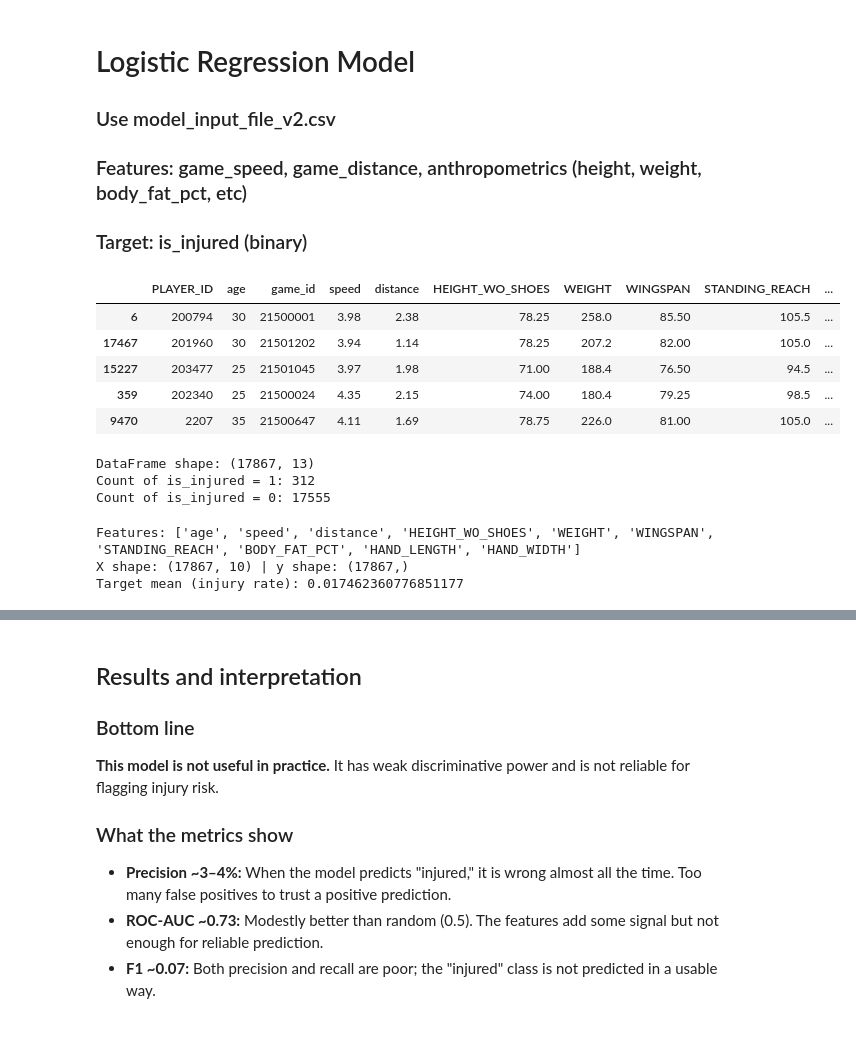
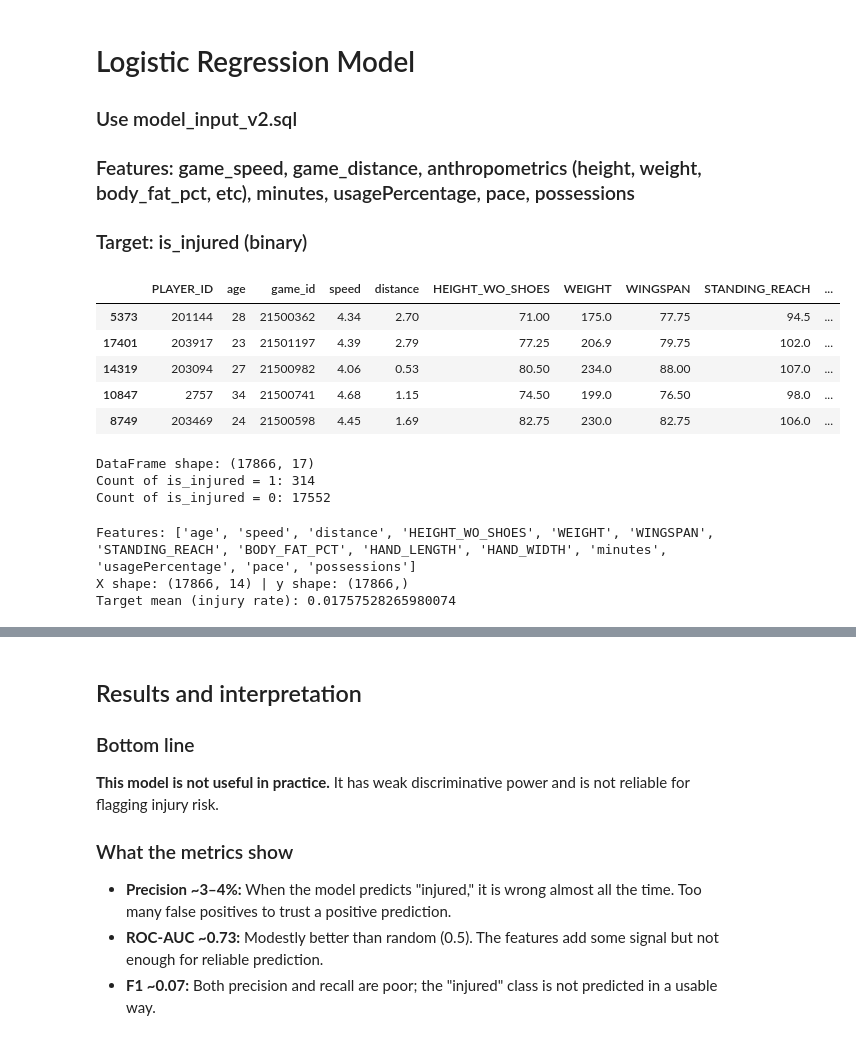
Before and after one commit to YusufAlam1/BALL, a Jupyter notebook: src/ball/models/injury_prediction/v1/LOG_REG.ipynb, the cells around one changed output, grey strips where cells are left out. Saved outputs shown, nothing was run; the diff lists cells and outputs as text; code cells hidden in the pictures.

Commit message:
feat: added extra features to the model
extra features were minutes, usage_pct, pace, and poessions. ROC AUC increased from 0.728 to 0.737

```diff
--- a/src/ball/models/injury_prediction/v1/LOG_REG.ipynb
+++ b/src/ball/models/injury_prediction/v1/LOG_REG.ipynb
@@ -1,7 +1,7 @@
 # %% [markdown]
 # Logistic Regression Model
-### Use model_input_file_v2.csv
-### Features: game_speed, game_distance, anthropometrics (height, weight, body_fat_pct, etc)
+### Use model_input_v2.sql
+### Features: game_speed, game_distance, anthropometrics (height, weight, body_fat_pct, etc), minutes, usagePercentage, pace, possessions
 ### Target: is_injured (binary)
 # %%
 import pandas as pd
@@ -21,14 +24,31 @@ from sklearn.metrics import (
 # %%
-df = pd.read_csv("./model_input_v2.csv")
+# # RUN THIS TO PULL STRAGITH FROM DB
+# THIS IS COMMENTED OUT SINCE YOUR BALL.DB WOULD NOT BE UPDATED
+# DB_PATH = "../../../db/BALL.db"
+# DB_FULL_PATH = os.path.abspath(DB_PATH)
 
-df.sample(5)
+# engine = create_engine(f"sqlite:///{DB_FULL_PATH}")
+
+# sql_file = "./model_input_v2.sql"
+# if not os.path.exists(sql_file):
+#     raise FileNotFoundError(f"SQL file not found: {sql_file}")
+
+# with open(sql_file) as f:
+#     sql_query = f.read()
+
+# df = pd.read_sql(sql_query, con=engine)
+
+# display(df.sample(5))
-# %% [output]
-|  | PLAYER_ID | age | game_id | speed | distance | HEIGHT_WO_SHOES | WEIGHT | WINGSPAN | STANDING_REACH | ... |
-| 6 | 200794 | 30 | 21500001 | 3.98 | 2.38 | 78.25 | 258.0 | 85.50 | 105.5 | ... |
-| 17467 | 201960 | 30 | 21501202 | 3.94 | 1.14 | 78.25 | 207.2 | 82.00 | 105.0 | ... |
-| 15227 | 203477 | 25 | 21501045 | 3.97 | 1.98 | 71.00 | 188.4 | 76.50 | 94.5 | ... |
-| 359 | 202340 | 25 | 21500024 | 4.35 | 2.15 | 74.00 | 180.4 | 79.25 | 98.5 | ... |
-| 9470 | 2207 | 35 | 21500647 | 4.11 | 1.69 | 78.75 | 226.0 | 81.00 | 105.0 | ... |
+# %%
+df = pd.read_csv("./model_input_v3.csv")
+df.sample(5)
+# %% [output]
+|  | PLAYER_ID | age | game_id | speed | distance | HEIGHT_WO_SHOES | WEIGHT | WINGSPAN | STANDING_REACH | ... |
+| 5373 | 201144 | 28 | 21500362 | 4.34 | 2.70 | 71.00 | 175.0 | 77.75 | 94.5 | ... |
+| 17401 | 203917 | 23 | 21501197 | 4.39 | 2.79 | 77.25 | 206.9 | 79.75 | 102.0 | ... |
+| 14319 | 203094 | 27 | 21500982 | 4.06 | 0.53 | 80.50 | 234.0 | 88.00 | 107.0 | ... |
+| 10847 | 2757 | 34 | 21500741 | 4.68 | 1.15 | 74.50 | 199.0 | 76.50 | 98.0 | ... |
+| 8749 | 203469 | 24 | 21500598 | 4.45 | 1.69 | 82.75 | 230.0 | 82.75 | 106.0 | ... |
 # %%
 print("DataFrame shape:", df.shape)
 
@@ -38,17 +58,37 @@ print("Count of is_injured = 1:", injured_count)
 not_injured_count = (df['is_injured'] == 0).sum()
 print("Count of is_injured = 0:", not_injured_count)
 # %% [output]
-DataFrame shape: (17867, 13)
-Count of is_injured = 1: 312
-Count of is_injured = 0: 17555
+DataFrame shape: (17866, 17)
+Count of is_injured = 1: 314
+Count of is_injured = 0: 17552
 # %%
-# Feature columns: game load (speed, distance), age, anthropometrics
+# Feature columns: game load (speed, distance), age, anthropometrics, minutes, usagePercentage, pace, possessions
 ID_COLS = ["PLAYER_ID", "game_id"]
 TARGET = "is_injured"
+
+# Convert minutes from "MM:SS" to numeric (total minutes as float)
+def parse_minutes(val):
+    if pd.isna(val) or val == "":
+        return np.nan
+    s = str(val).strip()
+    parts = s.split(":")
+    if len(parts) == 2:
+        return float(parts[0]) + float(parts[1]) / 60.0
+    try:
+        return float(s)
+    except ValueError:
+        return np.nan
+
+if "minutes" in df.columns:
+    df["minutes"] = df["minutes"].apply(parse_minutes)
 
 feature_cols = [c for c in df.columns if c not in ID_COLS and c != TARGET]
 X = df[feature_cols].copy()
 y = df[TARGET]
+
+# Coerce all feature columns to numeric (read_sql can return TEXT as object dtype)
+for c in X.columns:
+    X[c] = pd.to_numeric(X[c], errors="coerce")
 
 # Handle missing values: impute numeric with median
 for c in X.select_dtypes(include=[np.number]).columns:
@@ -63,9 +103,9 @@ print("Features:", feature_cols)
 print("X shape:", X.shape, "| y shape:", y.shape)
 print("Target mean (injury rate):", y.mean())
 # %% [output]
-Features: ['age', 'speed', 'distance', 'HEIGHT_WO_SHOES', 'WEIGHT', 'WINGSPAN', 'STANDING_REACH', 'BODY_FAT_PCT', 'HAND_LENGTH', 'HAND_WIDTH']
-X shape: (17867, 10) | y shape: (17867,)
-Target mean (injury rate): 0.017462360776851177
+Features: ['age', 'speed', 'distance', 'HEIGHT_WO_SHOES', 'WEIGHT', 'WINGSPAN', 'STANDING_REACH', 'BODY_FAT_PCT', 'HAND_LENGTH', 'HAND_WIDTH', 'minutes', 'usagePercentage', 'pace', 'possessions']
+X shape: (17866, 14) | y shape: (17866,)
+Target mean (injury rate): 0.01757528265980074
 # %%
 # Train/test split (stratify on binary target for similar injury rate)
 X_train, X_test, y_train, y_test = train_test_split(
```
Also changed, not shown: parts of 7 cells of this notebook, 2 other files.
